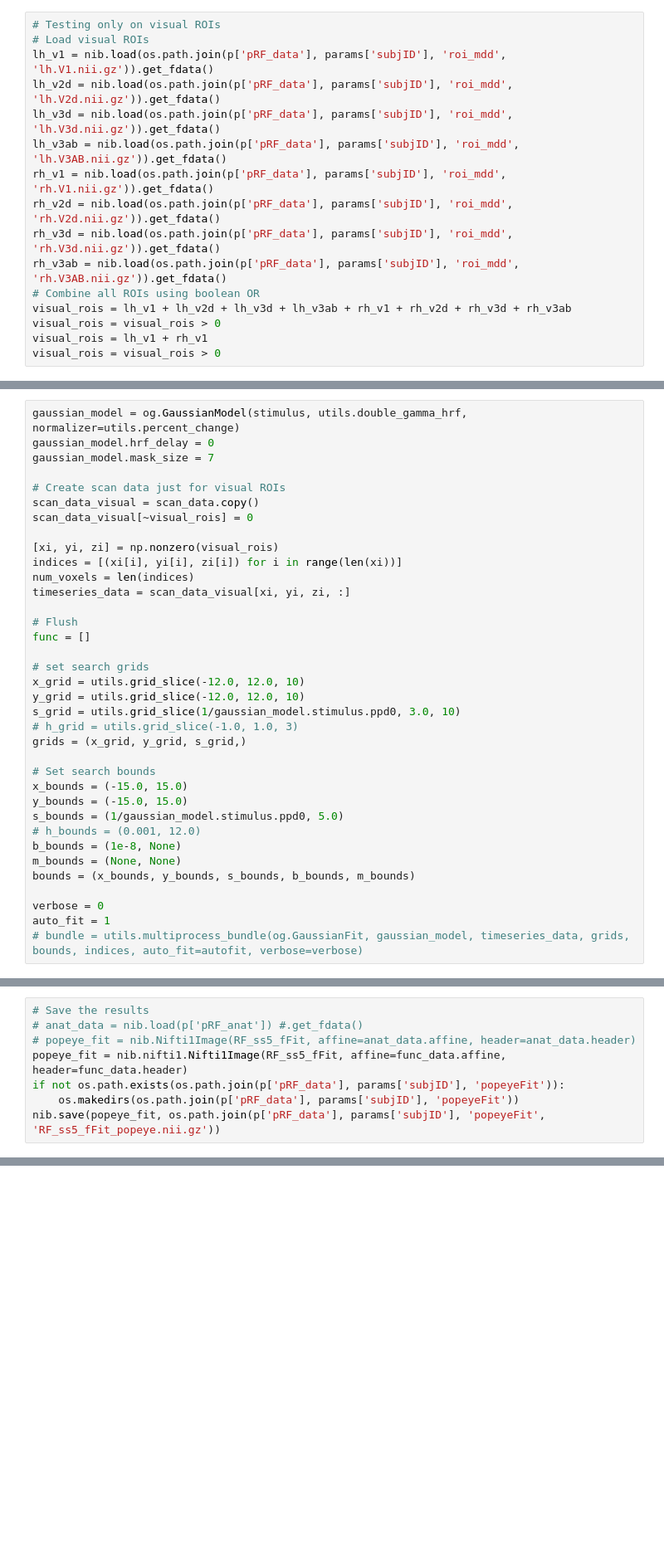
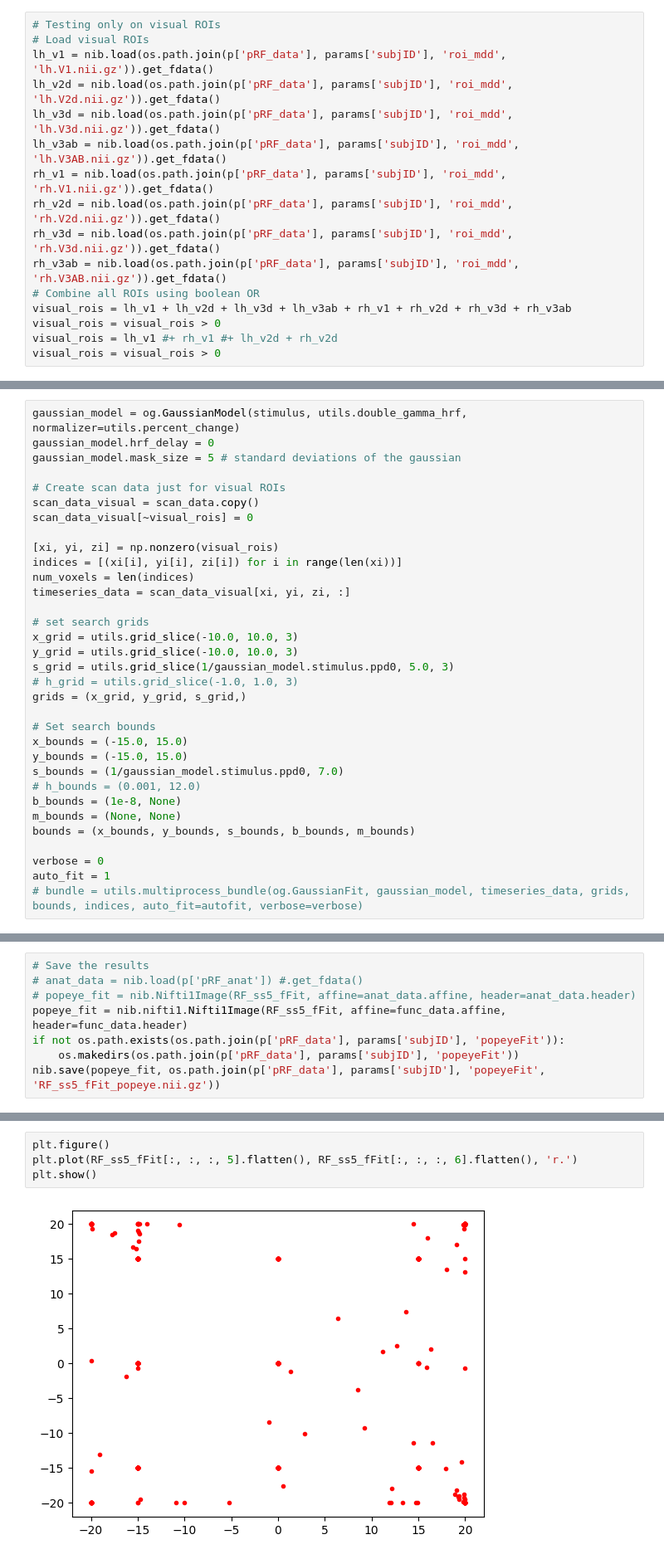
Before and after one commit to clayspacelab/popeye_model_fit, a Jupyter notebook: run_modelfit.ipynb, the cells around one changed output, grey strips where cells are left out. Shown: that part at 83% size. Drawn from its saved outputs; the diff is of its cells as text; blank space fills up the shorter version.

```diff
--- a/run_modelfit.ipynb
+++ b/run_modelfit.ipynb
@@ -99,5 +113,5 @@ rh_v3ab = nib.load(os.path.join(p['pRF_data'], params['subjID'], 'roi_mdd', 'rh.
 # Combine all ROIs using boolean OR
 visual_rois = lh_v1 + lh_v2d + lh_v3d + lh_v3ab + rh_v1 + rh_v2d + rh_v3d + rh_v3ab
 visual_rois = visual_rois > 0
-visual_rois = lh_v1 + rh_v1
+visual_rois = lh_v1 #+ rh_v1 #+ lh_v2d + rh_v2d
 visual_rois = visual_rois > 0
@@ -125,7 +143,7 @@ visual_rois = visual_rois > 0
 # %%
 gaussian_model = og.GaussianModel(stimulus, utils.double_gamma_hrf, normalizer=utils.percent_change)
 gaussian_model.hrf_delay = 0
-gaussian_model.mask_size = 7
+gaussian_model.mask_size = 5 # standard deviations of the gaussian
 
 # Create scan data just for visual ROIs
 scan_data_visual = scan_data.copy()
@@ -136,20 +154,17 @@ indices = [(xi[i], yi[i], zi[i]) for i in range(len(xi))]
 num_voxels = len(indices)
 timeseries_data = scan_data_visual[xi, yi, zi, :]
 
-# Flush
-func = []
-
 # set search grids
-x_grid = utils.grid_slice(-12.0, 12.0, 10)
-y_grid = utils.grid_slice(-12.0, 12.0, 10)
-s_grid = utils.grid_slice(1/gaussian_model.stimulus.ppd0, 3.0, 10)
+x_grid = utils.grid_slice(-10.0, 10.0, 3)
+y_grid = utils.grid_slice(-10.0, 10.0, 3)
+s_grid = utils.grid_slice(1/gaussian_model.stimulus.ppd0, 5.0, 3)
 # h_grid = utils.grid_slice(-1.0, 1.0, 3)
 grids = (x_grid, y_grid, s_grid,)
 
 # Set search bounds
 x_bounds = (-15.0, 15.0)
 y_bounds = (-15.0, 15.0)
-s_bounds = (1/gaussian_model.stimulus.ppd0, 5.0)
+s_bounds = (1/gaussian_model.stimulus.ppd0, 7.0)
 # h_bounds = (0.001, 12.0)
 b_bounds = (1e-8, None)
 m_bounds = (None, None)
@@ -384,0 +408,6 @@ plt.show()
+# %%
+plt.figure()
+plt.plot(RF_ss5_fFit[:, :, :, 5].flatten(), RF_ss5_fFit[:, :, :, 6].flatten(), 'r.')
+plt.show()
+# %% [output]
+[figure, added]
```
Also changed, not shown: parts of 10 cells of this notebook, 1 other file.
